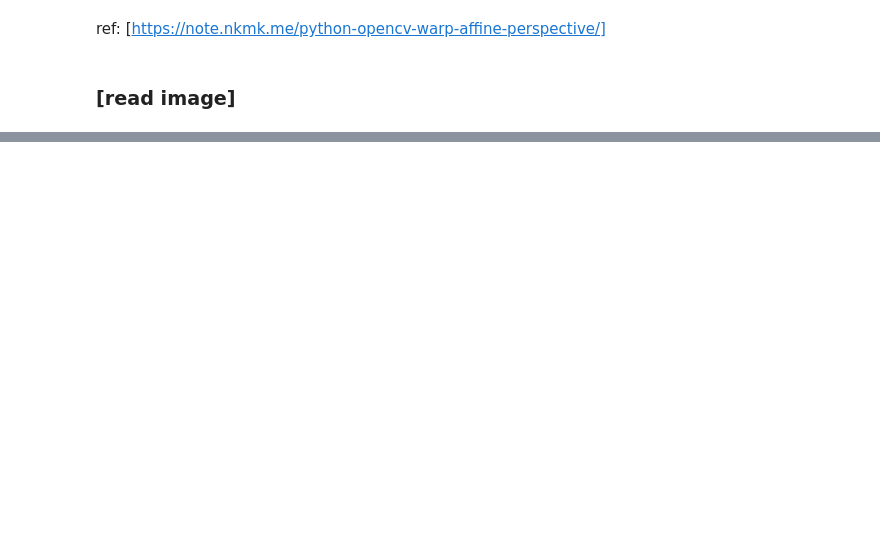
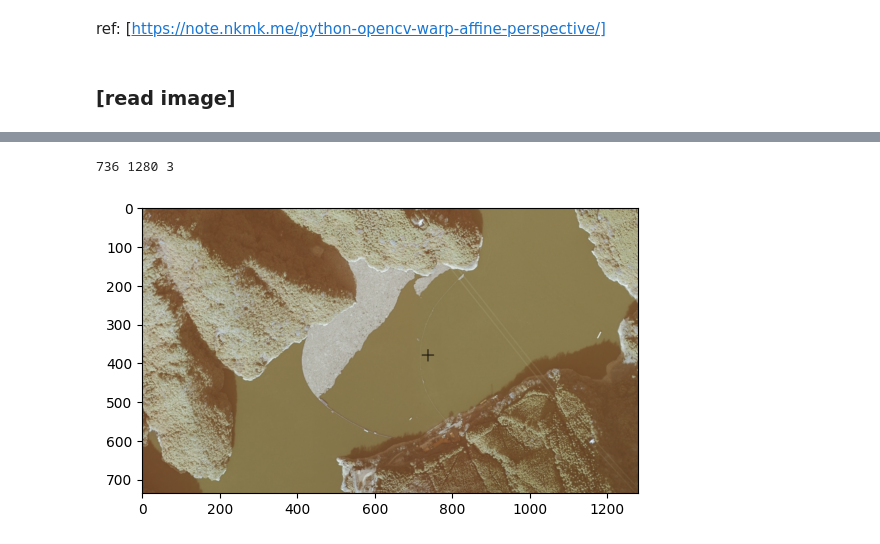
Before and after one commit to kobeline2/boom_labeler, a Jupyter notebook: src/geometric_tranformation/geometric_transform.ipynb, the cells around one changed output, grey strips where cells are left out. Saved outputs shown, nothing was run; the diff lists cells and outputs as text; code cells hidden in the pictures; blank space fills up the shorter version.

```diff
--- a/src/geometric_tranformation/geometric_transform.ipynb
+++ b/src/geometric_tranformation/geometric_transform.ipynb
@@ -22,0 +20,10 @@ cv2.imwrite('data/dst/opencv_perspective_dst.jpg', perspective_img)
+# %%
+# reference image
+im_dst = cv2.imread("./ref_img/img_dst.tiff")
+h, w, c = im_dst.shape
+print(h, w, c)
+plt.imshow(im_dst)
+plt.show()
+# %% [output]
+736 1280 3
+[figure, added]
```
Also changed, not shown: parts of 10 cells of this notebook, 5 other files.
